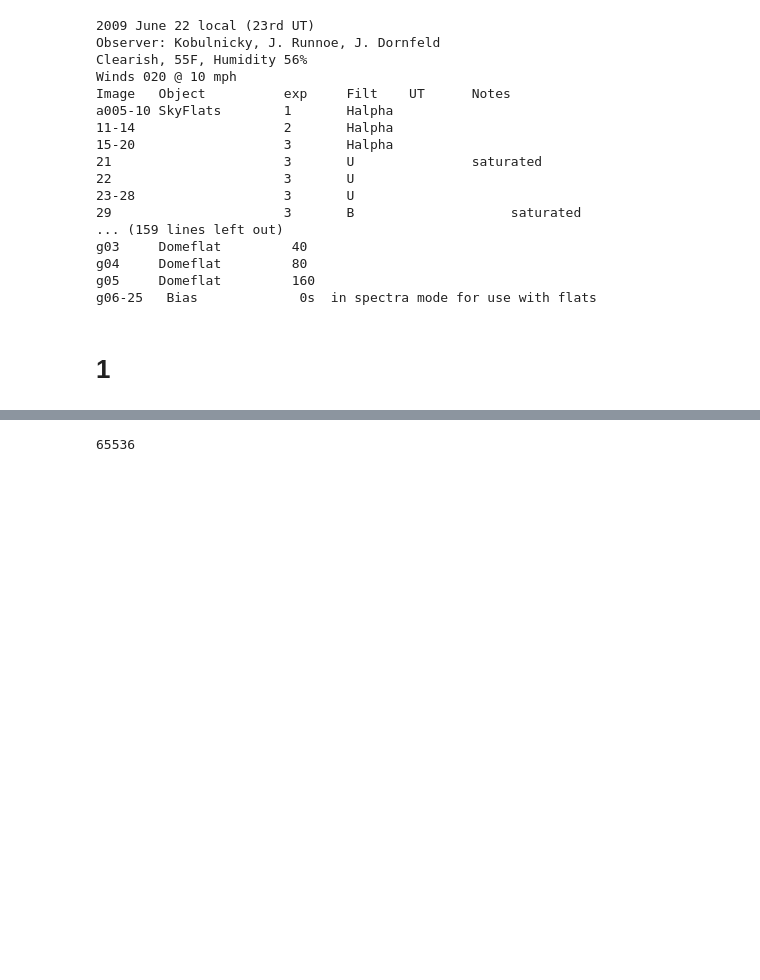
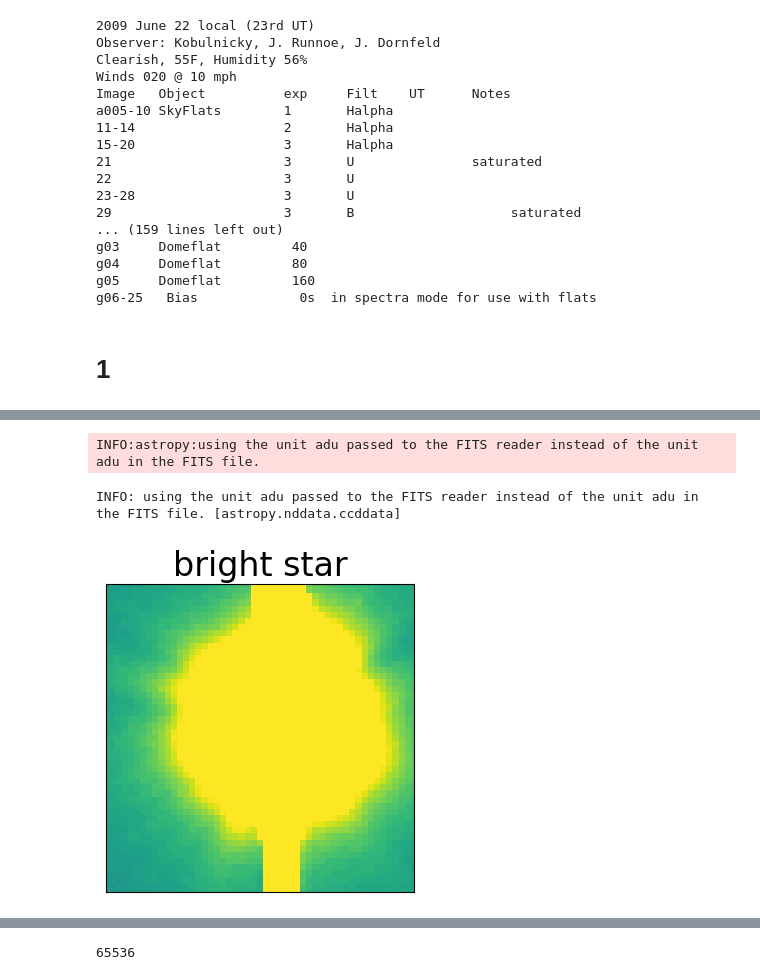
Before and after one commit to VanderbiltAstronomy/astr_8060_f23, a Jupyter notebook: work/schultls/hw6/hw6_nb.ipynb, the cells around one changed output, grey strips where cells are left out. Saved outputs shown, nothing was run; the diff lists cells and outputs as text; code cells hidden in the pictures; blank space fills up the shorter version.

```diff
--- a/work/schultls/hw6/hw6_nb.ipynb
+++ b/work/schultls/hw6/hw6_nb.ipynb
@@ -99,3 +99,28 @@ INFO: using the unit adu passed to the FITS reader instead of the unit adu in th
+# %%
+brightstarpos = (613, 1709)
+
+img = np.array(CCDData.read(linearity_tst_imgs[-1], unit='adu'))
+imgmn = img.mean()
+imgstd = img.std()
+min_level = imgmn - imgstd
+max_level = imgmn + imgstd
+fig = plt.subplots(1,1,figsize=(4,4))
+plt.imshow(img, vmin=min_level, vmax=max_level)
+# for ap in aperturelist:
+#     ap.plot()
+plt.xticks([])
+plt.yticks([])
+# plt.xlim(right=1600)
+# plt.ylim(top=500)
+plt.xlim(brightstarpos[0]-25, brightstarpos[0]+25)
+plt.ylim(brightstarpos[1]-25, brightstarpos[1]+25)
+plt.title('bright star')
+plt.grid(False)
+plt.show()
+# %% [output]
+INFO:astropy:using the unit adu passed to the FITS reader instead of the unit adu in the FITS file.
+INFO: using the unit adu passed to the FITS reader instead of the unit adu in the FITS file. [astropy.nddata.ccddata]
+[figure, added]
 # %%
 maxcounts = []
 exptim = [2, 4, 8, 16, 32, 64, 128]
```
Also changed, not shown: parts of 19 cells of this notebook.
